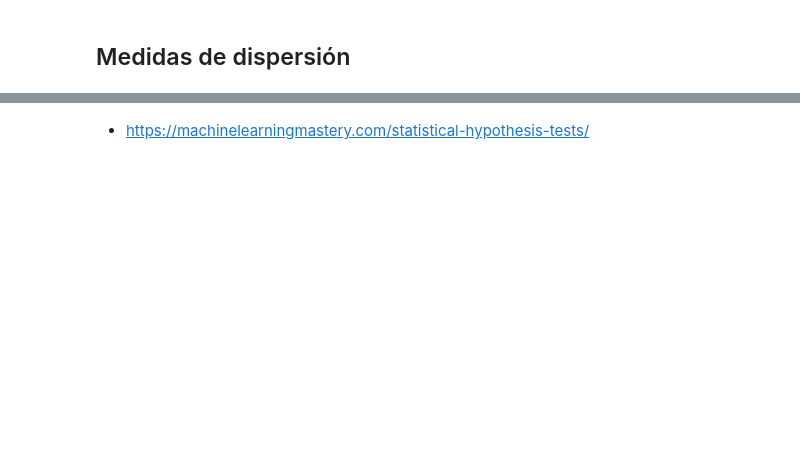
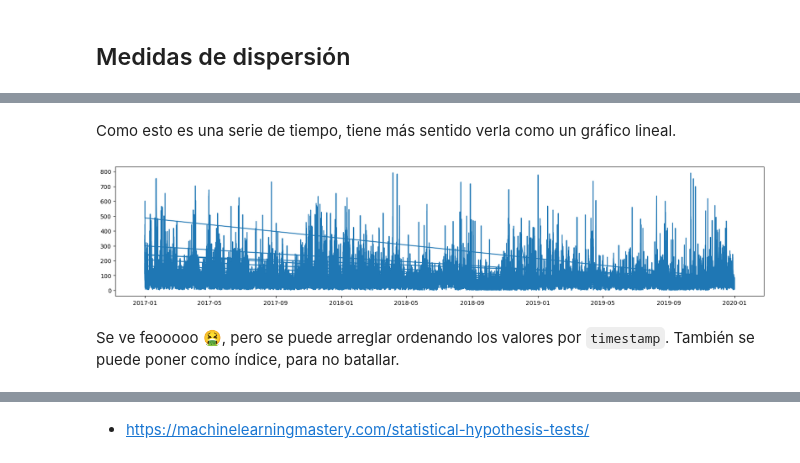
Before and after one commit to albertobenavides/aprendizaje_autom, a Jupyter notebook: caps/2_estadisticos.ipynb, the cells around one changed output, grey strips where cells are left out. Drawn from its saved outputs; the diff is of its cells as text; code cells hidden in the pictures; blank space fills up the shorter version.

```diff
--- a/caps/2_estadisticos.ipynb
+++ b/caps/2_estadisticos.ipynb
@@ -256,0 +471,10 @@ statistics.fmean(df_pm10.value.dropna())
+# %% [markdown]
+Como esto es una serie de tiempo, tiene más sentido verla como un gráfico lineal.
+# %%
+plt.figure(figsize = (20, 4)) # figura con tamaño horizontal en 20 y vertical 4
+plt.plot(df_pm10_dropna.timestamp, df_pm10_dropna.value)
+plt.show()
+# %% [output]
+[figure, added]
+# %% [markdown]
+Se ve feooooo 🤮, pero se puede arreglar ordenando los valores por `timestamp`. También se puede poner como índice, para no batallar.
```
Also changed, not shown: parts of 65 cells of this notebook, 2 other files.
